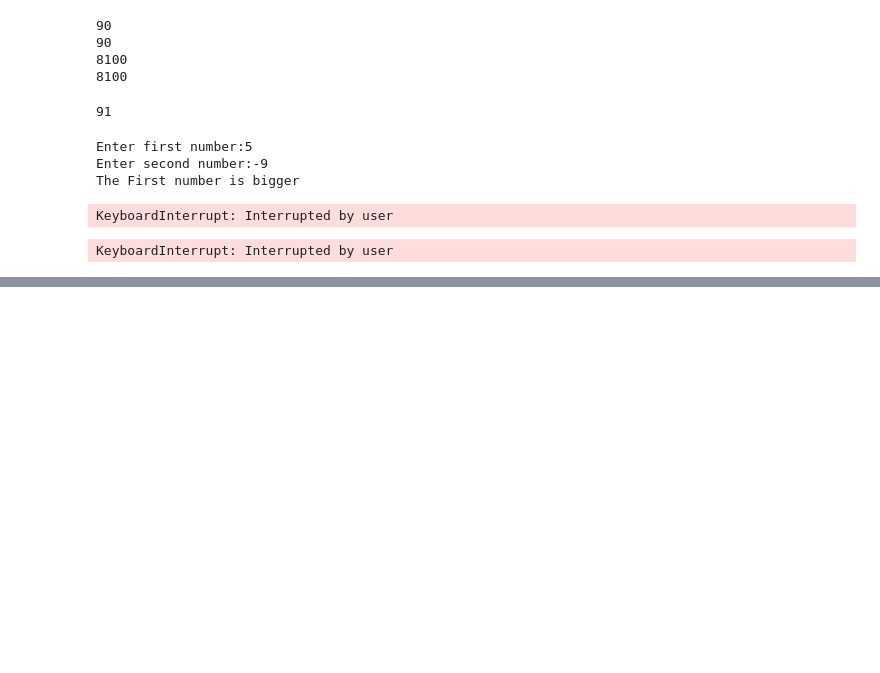
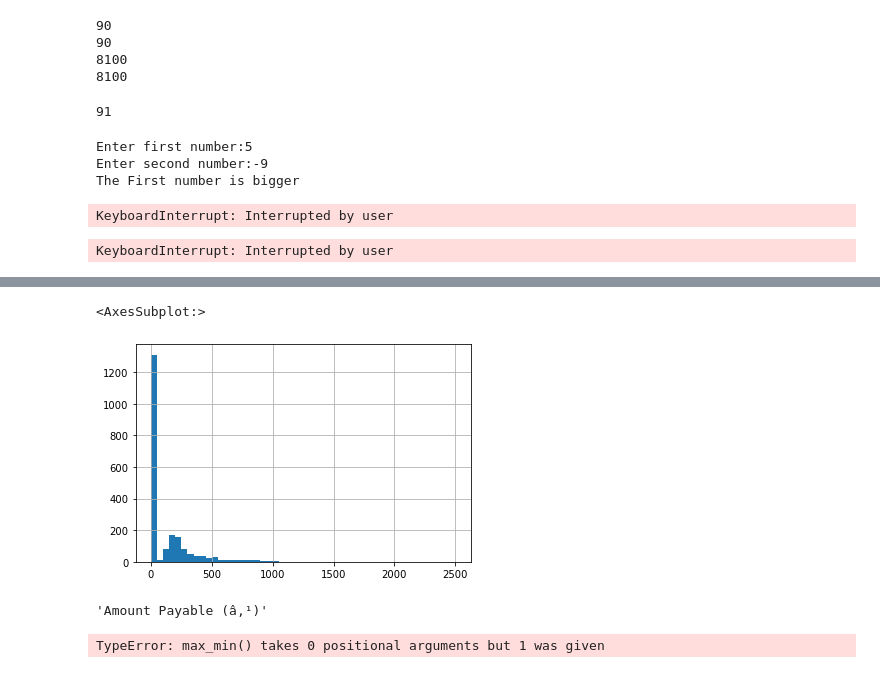
Before and after one commit to ManD12218/Python_Practice_Codebase, a Jupyter notebook: Python_Basics.ipynb, the cells around one changed output, grey strips where cells are left out. Cells and saved outputs as stored; diff of their text form; code cells hidden in the pictures; blank space fills up the shorter version.

```diff
--- a/Python_Basics.ipynb
+++ b/Python_Basics.ipynb
@@ -668,0 +840,19 @@ Hell,owor,ldh, owr, eou
+# %%
+df_1[df_1.columns[0]].hist(bins=50, range=[0, 2500])
+# %% [output]
+<AxesSubplot:>
+[figure, added]
+# %%
+df_1.columns[0]
+# %% [output]
+'Amount Payable (â‚¹)'
+# %%
+tup01=[i for i in range(100)]
+def max_min():
+    x=max()
+    y=min()
+    return (x,y)
+(maxm,minm)=max_min(tup01)
+print(maxm,minm)
+# %% [output]
+TypeError: max_min() takes 0 positional arguments but 1 was given
```
Also changed, not shown: parts of 32 cells of this notebook.
